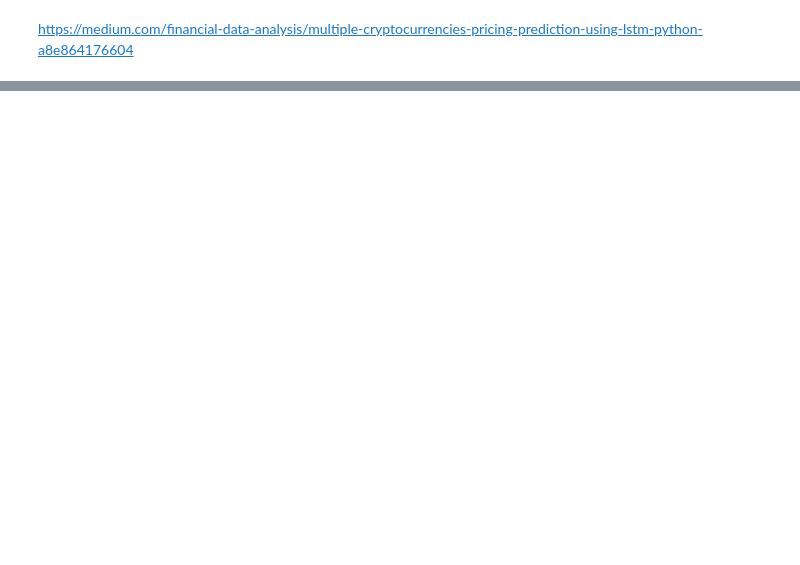
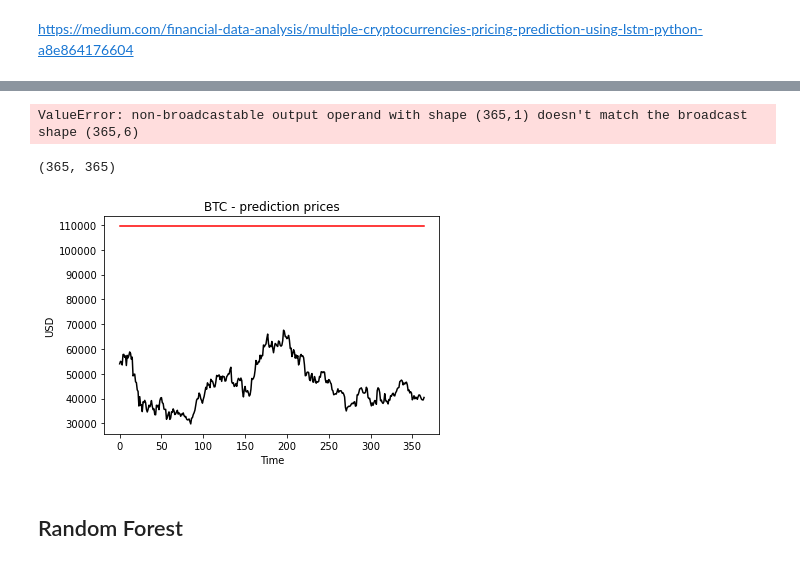
Before and after one commit to alderaemanuele/Business-Cases, a Jupyter notebook: BC4/EA,Crypto_Forecasting.ipynb, the cells around one changed output, grey strips where cells are left out. Saved outputs shown, nothing was run; the diff lists cells and outputs as text; code cells hidden in the pictures; blank space fills up the shorter version.

```diff
--- a/BC4/EA,Crypto_Forecasting.ipynb
+++ b/BC4/EA,Crypto_Forecasting.ipynb
@@ -437,0 +432,3 @@ plt.show()
+# %%
+model.compile(optimizer = 'adam', loss = 'mse')
+model.fit(X_train, y_train, epochs=50)
@@ -437,0 +454,8 @@ plt.show()
+# %%
+# Testing the model
+actual_prices = btc_usd[-testing_days:]["Close Price"].values
+
+model_inputs = scaled[len(scaled) - prediction_days - testing_days:]
+# .values
+# model_inputs = scaler.fit_transform(model_inputs)
+model_inputs
@@ -437,0 +480,8 @@ plt.show()
+# %%
+X_test = []
+for i in range(prediction_days, len(model_inputs)):
+    X_test.append(model_inputs[i-prediction_days:i, 0])
+
+X_test = np.array(X_test)
+X_test = np.reshape(X_test, (X_test.shape[0], X_test.shape[1], 1))
+X_test
@@ -437,0 +506,21 @@ plt.show()
+# %%
+predicted_prices = model.predict(X_test)
+predicted_prices = scaler.inverse_transform(predicted_prices)
+predicted_prices
+# %% [output]
+ValueError: non-broadcastable output operand with shape (365,1) doesn't match the broadcast shape (365,6)
+# %%
+len(predicted_prices), len(actual_prices)
+# %% [output]
+(365, 365)
+# %%
+plt.plot(actual_prices, color = 'black', label = 'Actual Prices')
+plt.plot(predicted_prices, color = 'red', label = 'Predicted Prices')
+plt.title("BTC - prediction prices")
+plt.xlabel("Time")
+plt.ylabel("USD")
+plt.show()
+# %% [output]
+[figure, added]
+# %% [markdown]
+## Random Forest
```
Also changed, not shown: parts of 33 cells of this notebook.
